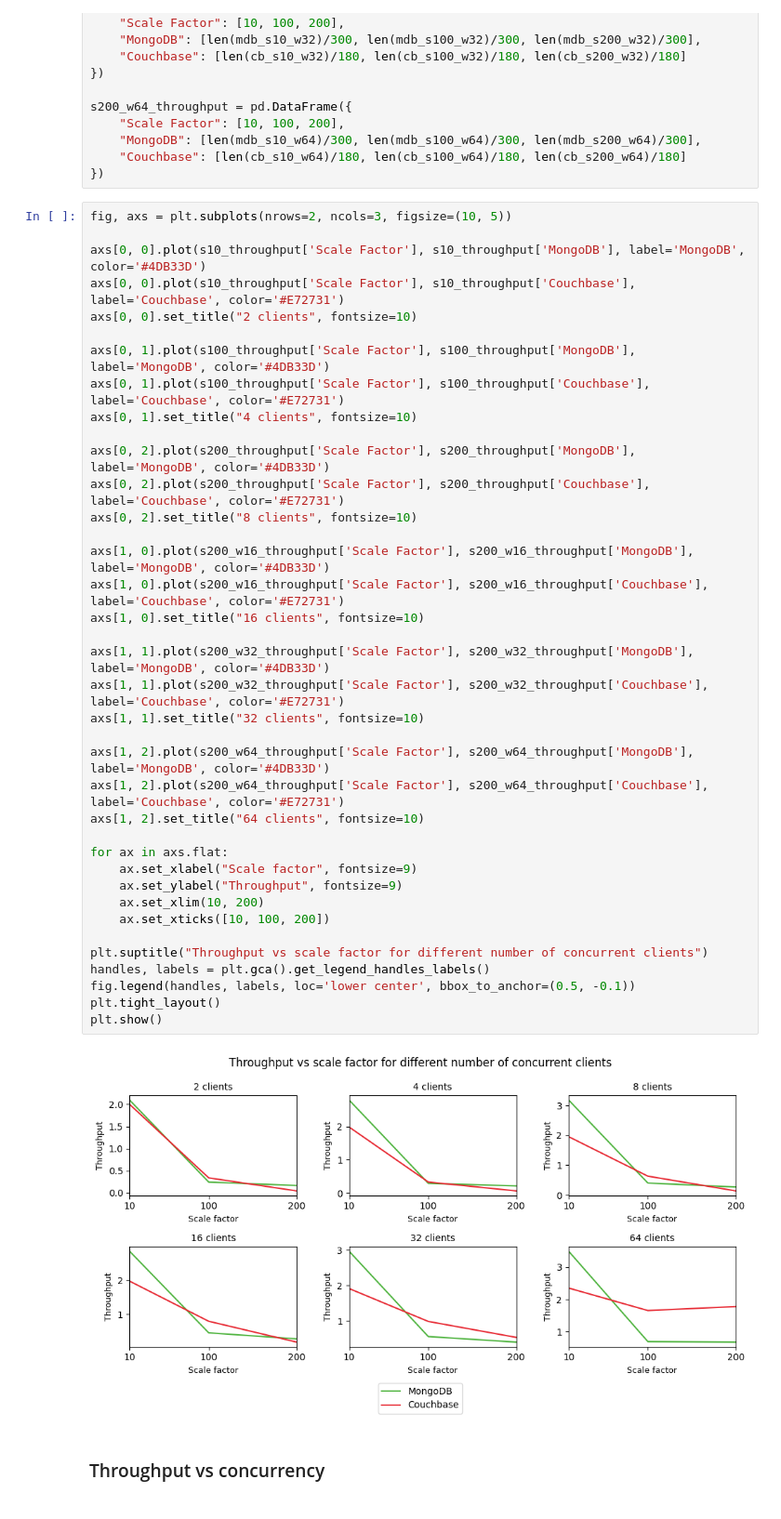
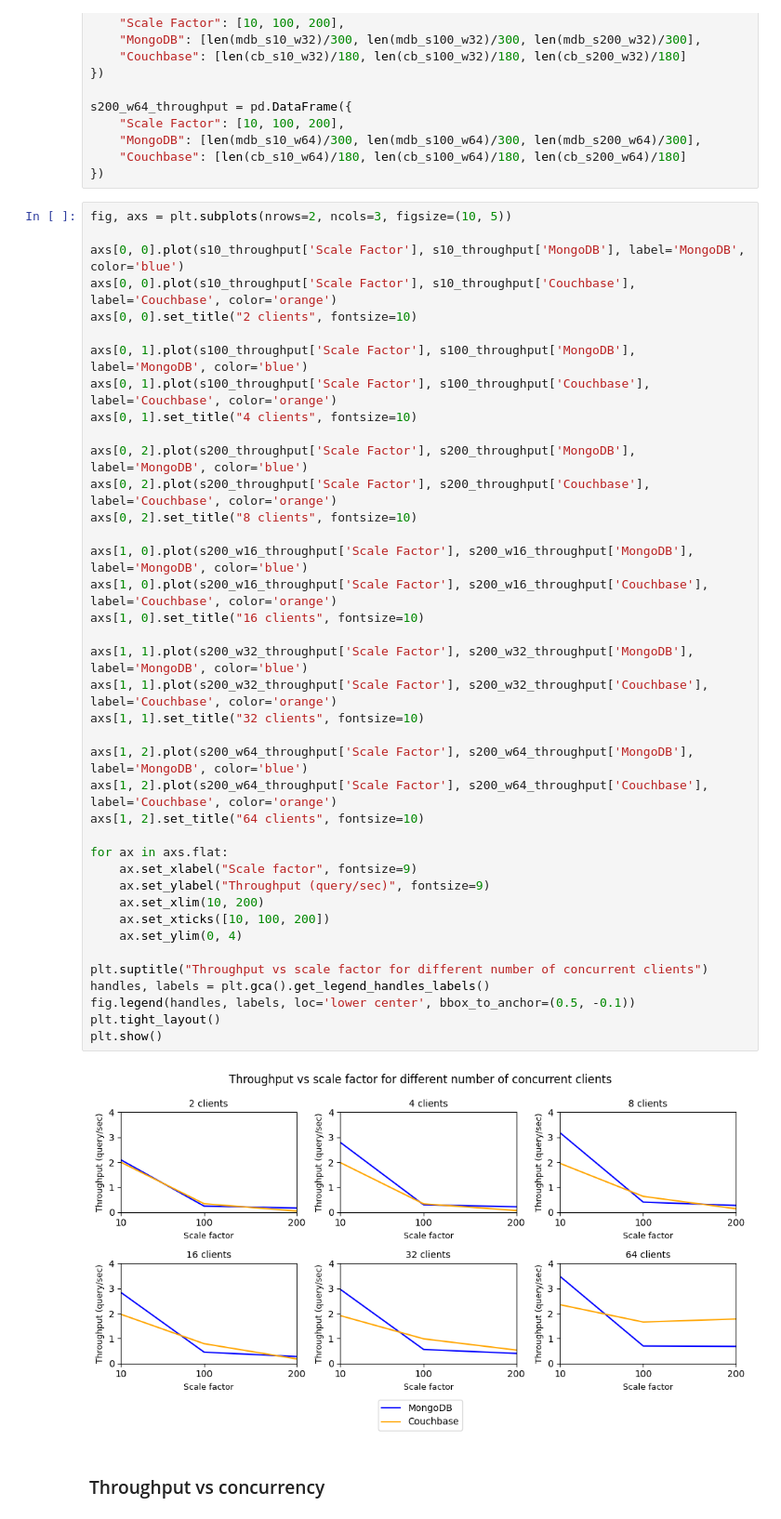
Before and after one commit to zeNightshade/JSONBench, a Jupyter notebook: visualisation.ipynb, the cells around one changed output. Shown at 93% size. Cells and saved outputs as stored; diff of their text form.

Commit message:
Update visualisation notebook

```diff
--- a/visualisation.ipynb
+++ b/visualisation.ipynb
@@ -213,43 +214,44 @@ s200_w64_throughput = pd.DataFrame({
 # %%
 fig, axs = plt.subplots(nrows=2, ncols=3, figsize=(10, 5))
 
-axs[0, 0].plot(s10_throughput['Scale Factor'], s10_throughput['MongoDB'], label='MongoDB', color='#4DB33D')
-axs[0, 0].plot(s10_throughput['Scale Factor'], s10_throughput['Couchbase'], label='Couchbase', color='#E72731')
+axs[0, 0].plot(s10_throughput['Scale Factor'], s10_throughput['MongoDB'], label='MongoDB', color='blue')
+axs[0, 0].plot(s10_throughput['Scale Factor'], s10_throughput['Couchbase'], label='Couchbase', color='orange')
 axs[0, 0].set_title("2 clients", fontsize=10)
 
-axs[0, 1].plot(s100_throughput['Scale Factor'], s100_throughput['MongoDB'], label='MongoDB', color='#4DB33D')
-axs[0, 1].plot(s100_throughput['Scale Factor'], s100_throughput['Couchbase'], label='Couchbase', color='#E72731')
+axs[0, 1].plot(s100_throughput['Scale Factor'], s100_throughput['MongoDB'], label='MongoDB', color='blue')
+axs[0, 1].plot(s100_throughput['Scale Factor'], s100_throughput['Couchbase'], label='Couchbase', color='orange')
 axs[0, 1].set_title("4 clients", fontsize=10)
 
-axs[0, 2].plot(s200_throughput['Scale Factor'], s200_throughput['MongoDB'], label='MongoDB', color='#4DB33D')
-axs[0, 2].plot(s200_throughput['Scale Factor'], s200_throughput['Couchbase'], label='Couchbase', color='#E72731')
+axs[0, 2].plot(s200_throughput['Scale Factor'], s200_throughput['MongoDB'], label='MongoDB', color='blue')
+axs[0, 2].plot(s200_throughput['Scale Factor'], s200_throughput['Couchbase'], label='Couchbase', color='orange')
 axs[0, 2].set_title("8 clients", fontsize=10)
 
-axs[1, 0].plot(s200_w16_throughput['Scale Factor'], s200_w16_throughput['MongoDB'], label='MongoDB', color='#4DB33D')
-axs[1, 0].plot(s200_w16_throughput['Scale Factor'], s200_w16_throughput['Couchbase'], label='Couchbase', color='#E72731')
+axs[1, 0].plot(s200_w16_throughput['Scale Factor'], s200_w16_throughput['MongoDB'], label='MongoDB', color='blue')
+axs[1, 0].plot(s200_w16_throughput['Scale Factor'], s200_w16_throughput['Couchbase'], label='Couchbase', color='orange')
 axs[1, 0].set_title("16 clients", fontsize=10)
 
-axs[1, 1].plot(s200_w32_throughput['Scale Factor'], s200_w32_throughput['MongoDB'], label='MongoDB', color='#4DB33D')
-axs[1, 1].plot(s200_w32_throughput['Scale Factor'], s200_w32_throughput['Couchbase'], label='Couchbase', color='#E72731')
+axs[1, 1].plot(s200_w32_throughput['Scale Factor'], s200_w32_throughput['MongoDB'], label='MongoDB', color='blue')
+axs[1, 1].plot(s200_w32_throughput['Scale Factor'], s200_w32_throughput['Couchbase'], label='Couchbase', color='orange')
 axs[1, 1].set_title("32 clients", fontsize=10)
 
-axs[1, 2].plot(s200_w64_throughput['Scale Factor'], s200_w64_throughput['MongoDB'], label='MongoDB', color='#4DB33D')
-axs[1, 2].plot(s200_w64_throughput['Scale Factor'], s200_w64_throughput['Couchbase'], label='Couchbase', color='#E72731')
+axs[1, 2].plot(s200_w64_throughput['Scale Factor'], s200_w64_throughput['MongoDB'], label='MongoDB', color='blue')
+axs[1, 2].plot(s200_w64_throughput['Scale Factor'], s200_w64_throughput['Couchbase'], label='Couchbase', color='orange')
 axs[1, 2].set_title("64 clients", fontsize=10)
 
 for ax in axs.flat:
     ax.set_xlabel("Scale factor", fontsize=9)
-    ax.set_ylabel("Throughput", fontsize=9)
+    ax.set_ylabel("Throughput (query/sec)", fontsize=9)
     ax.set_xlim(10, 200)
     ax.set_xticks([10, 100, 200])
+    ax.set_ylim(0, 4)
 
 plt.suptitle("Throughput vs scale factor for different number of concurrent clients")
 handles, labels = plt.gca().get_legend_handles_labels()
 fig.legend(handles, labels, loc='lower center', bbox_to_anchor=(0.5, -0.1))
 plt.tight_layout()
 plt.show()
 # %% [output]
-[figure, old version]
+[figure, new version]
 # %% [markdown]
 ### Throughput vs concurrency
 # %%
```
Also changed, not shown: parts of 8 cells of this notebook.
